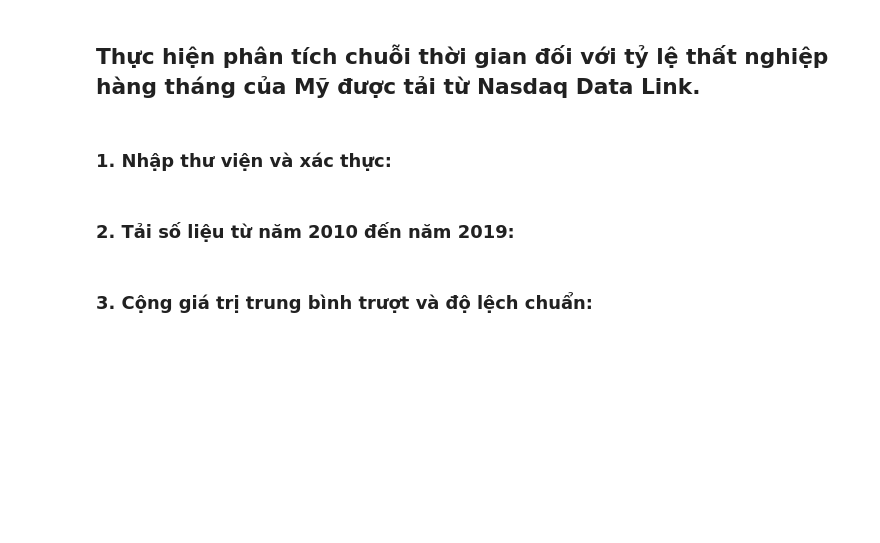
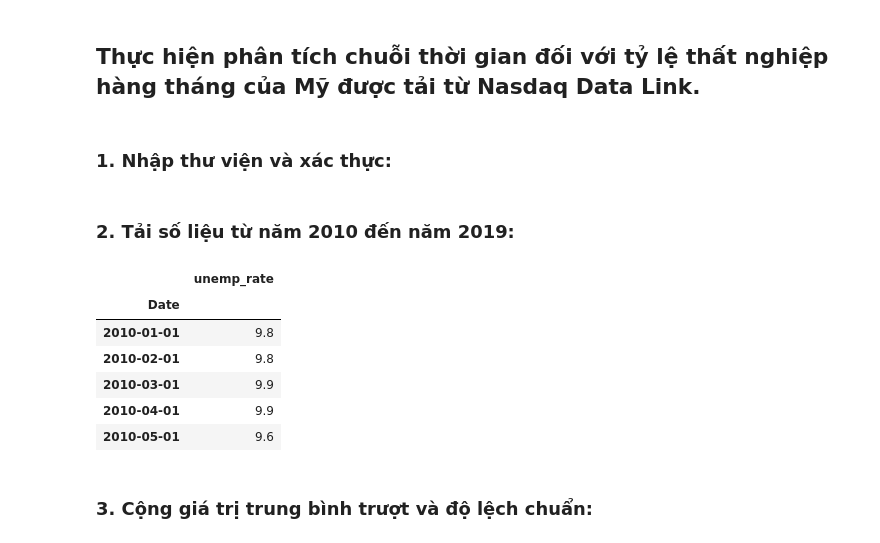
Before and after one commit to bibo0610/DATAMINING_20, a Jupyter notebook: chapter6.ipynb, the cells around one changed output. Drawn from its saved outputs; the diff is of its cells as text; code cells hidden in the pictures; blank space fills up the shorter version.

```diff
--- a/chapter6.ipynb
+++ b/chapter6.ipynb
@@ -14,12 +14,29 @@ nasdaqdatalink.ApiConfig.api_key = "YOUR_API_KEY"
 # %% [markdown]
 ### 2. Tải số liệu từ năm 2010 đến năm 2019:
 # %%
-df = (
-    nasdaqdatalink.get("FRED/UNRATE",
-                       start_date="2010-01-01",
-                       end_date="2019-12-31")
-    .rename(columns={"Value": "unmep_rate"})
-)
+import pandas as pd
+
+df = pd.read_csv("UNRATE.csv")
+df["observation_date"] = pd.to_datetime(df["observation_date"])
+df = df[
+    (df["observation_date"] >= "2010-01-01") &
+    (df["observation_date"] <= "2019-12-31")
+]
+df = df.rename(columns={
+    "observation_date": "Date",
+    "UNRATE": "unemp_rate"
+})
+df = df.set_index("Date")
+
+df.head()
+# %% [output]
+|  | unemp_rate |
+| Date |  |
+| 2010-01-01 | 9.8 |
+| 2010-02-01 | 9.8 |
+| 2010-03-01 | 9.9 |
+| 2010-04-01 | 9.9 |
+| 2010-05-01 | 9.6 |
 # %% [markdown]
 ### 3. Cộng giá trị trung bình trượt và độ lệch chuẩn:
 # %%
```
Also changed, not shown: parts of 15 cells of this notebook, 1 other file.
